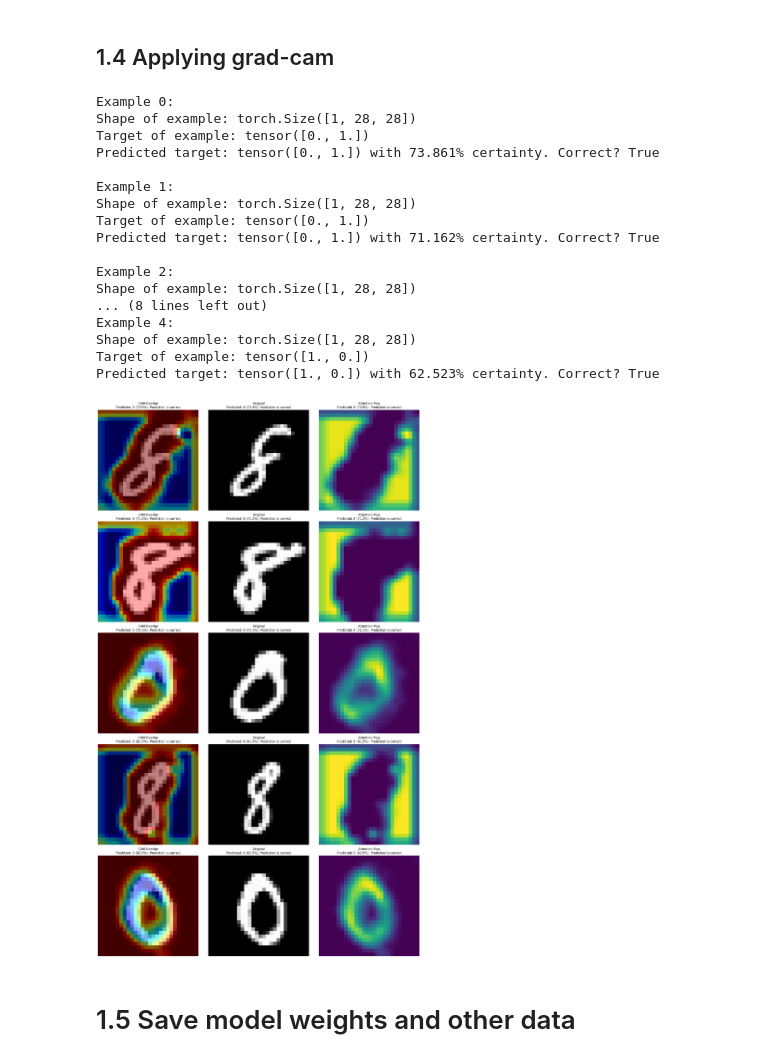
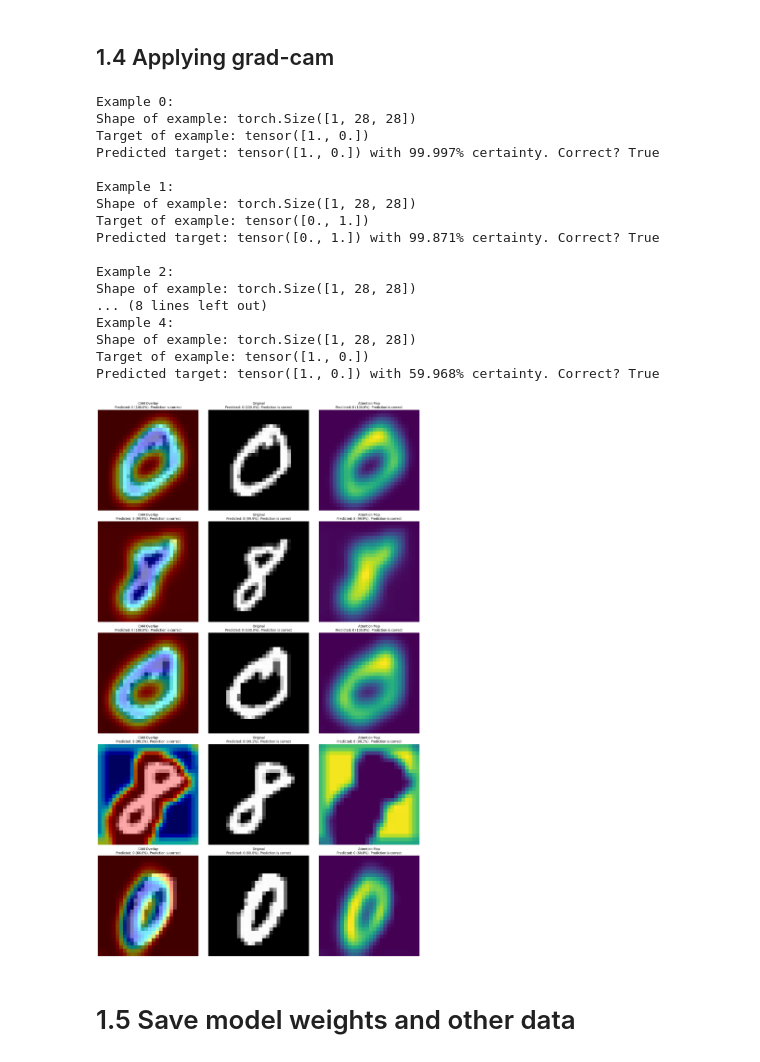
Before and after one commit to zlochina/xil-research-modification, a Jupyter notebook: src/experiments/08_MNIST.ipynb, the cells around one changed output. Drawn from its saved outputs; the diff is of its cells as text; code cells hidden in the pictures.

Commit message:
Updated rrr_loss.py; 08_MNIST.ipynb; utils.py. Training and testing loops for RRR in utils.py. + minor details

```diff
--- a/src/experiments/08_MNIST.ipynb
+++ b/src/experiments/08_MNIST.ipynb
@@ -104,11 +136,11 @@ model = Sequential(
     # 1st group
     Conv2d(in_channels=1, out_channels=16, kernel_size=3, stride=1, padding=1),
     ReLU(),
-    MaxPool2d(kernel_size=2, stride=2, return_indices=True), #return_indices=True is apparently needed to compute second-order derivatives
+    MaxPool2d(kernel_size=2, stride=2, return_indices=False), #return_indices=True is apparently needed to compute second-order derivatives
     # 2nd group
     Conv2d(in_channels=16, out_channels=32, kernel_size=3, stride=1, padding=1),
     ReLU(),
-    MaxPool2d(kernel_size=2, stride=2, return_indices=True),
+    MaxPool2d(kernel_size=2, stride=2, return_indices=False),
     # TODO: maybe 3rd group
     # Flattening into 1d array
     Flatten(),
@@ -214,7 +246,7 @@ test_dataloader = DataLoader(ds_test, batch_size=batch_size, shuffle=True)
 conf = ModelConfig(batch_size=batch_size)
 
 
-epochs = 3
+epochs = 10
 
 for t in range(epochs):
     print(f"Epoch {t + 1}\n" + 20 * "-")
@@ -276,7 +306,7 @@ target_layers = [last_conv_layer]
 n_examples = 5  # you can change this number
 
 # define input tensor
-gradcam_dataloader = DataLoader(ds_train, batch_size=n_examples, shuffle=True)
+gradcam_dataloader = DataLoader(ds_train, batch_size=n_examples, shuffle=False)
 dataloader_iterator = iter(gradcam_dataloader)
 batch = next(dataloader_iterator)
 examples = batch[0]
@@ -337,38 +367,38 @@ for idx in range(n_examples):
     axes[idx, 0].imshow(cam_images[idx], cmap='viridis')
     axes[idx, 0].set_title(f'CAM Overlay\n{pred_title}')
     axes[idx, 0].axis('off')
 
     # Second subplot: Original Image
     axes[idx, 1].imshow(images[idx], cmap='viridis')
     axes[idx, 1].set_title(f'Original\n{pred_title}')
     axes[idx, 1].axis('off')
 
     # Third subplot: Attention Map
     axes[idx, 2].imshow(grayscale_maps[idx])
     axes[idx, 2].set_title(f'Attention Map\n{pred_title}')
     axes[idx, 2].axis('off')
 
 plt.tight_layout()
 plt.show()
 # %% [output]
 Example 0:
 Shape of example: torch.Size([1, 28, 28])
-Target of example: tensor([0., 1.])
-Predicted target: tensor([0., 1.]) with 73.861% certainty. Correct? True
+Target of example: tensor([1., 0.])
+Predicted target: tensor([1., 0.]) with 99.997% certainty. Correct? True
 
 Example 1:
 Shape of example: torch.Size([1, 28, 28])
 Target of example: tensor([0., 1.])
-Predicted target: tensor([0., 1.]) with 71.162% certainty. Correct? True
+Predicted target: tensor([0., 1.]) with 99.871% certainty. Correct? True
 
 Example 2:
 Shape of example: torch.Size([1, 28, 28])
 ... (8 lines left out)
 Example 4:
 Shape of example: torch.Size([1, 28, 28])
 Target of example: tensor([1., 0.])
-Predicted target: tensor([1., 0.]) with 62.523% certainty. Correct? True
+Predicted target: tensor([1., 0.]) with 59.968% certainty. Correct? True
-[figure, old version]
+[figure, new version]
 # %% [markdown]
 # 1.5 Save model weights and other data
 # %%
```
Also changed, not shown: parts of 11 cells of this notebook, 2 other files.
